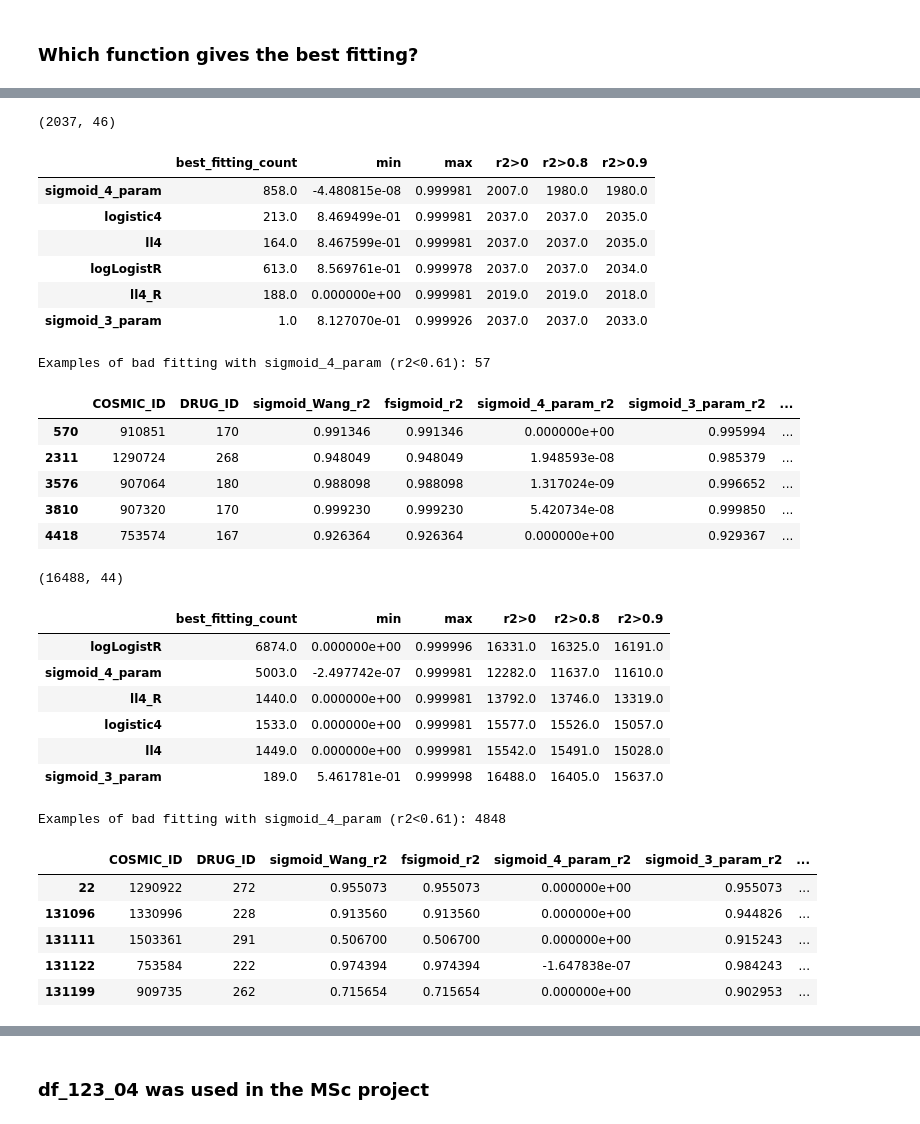
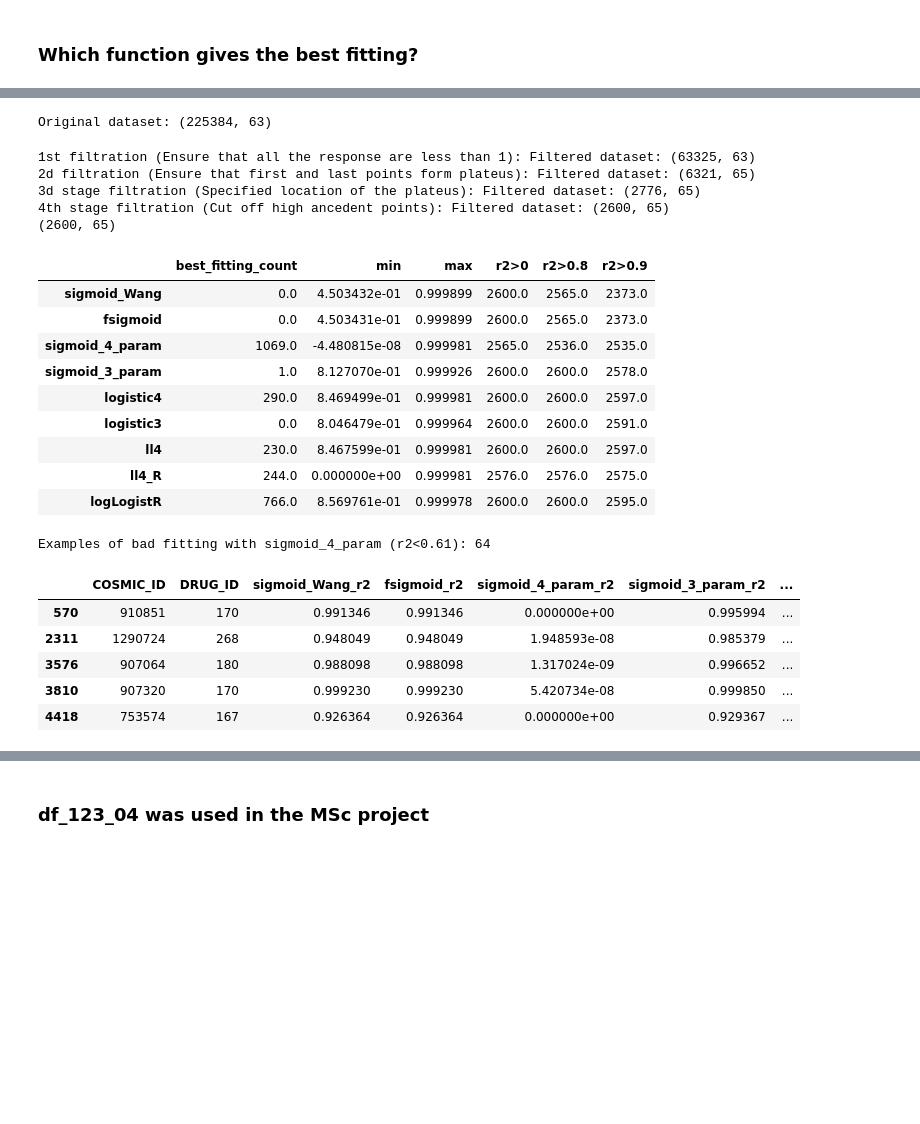
Before and after one commit to MarinaKrivova/DrugProfiles_2, a Jupyter notebook: 2_2_Fitting_drug_curves_Compare_filtering.ipynb, the cells around one changed output, grey strips where cells are left out. Saved outputs shown, nothing was run; the diff lists cells and outputs as text; code cells hidden in the pictures; blank space fills up the shorter version.

```diff
--- a/2_2_Fitting_drug_curves_Compare_filtering.ipynb
+++ b/2_2_Fitting_drug_curves_Compare_filtering.ipynb
@@ -518,36 +498,32 @@ Examples of bad fitting with sigmoid_4_param (r2<0.61): 64
-# %%
-CompareFittingFunctions(df_1234_02)
-# %% [output]
-(2037, 46)
-|  | best_fitting_count | min | max | r2>0 | r2>0.8 | r2>0.9 |
-| sigmoid_4_param | 858.0 | -4.480815e-08 | 0.999981 | 2007.0 | 1980.0 | 1980.0 |
-| logistic4 | 213.0 | 8.469499e-01 | 0.999981 | 2037.0 | 2037.0 | 2035.0 |
-| ll4 | 164.0 | 8.467599e-01 | 0.999981 | 2037.0 | 2037.0 | 2035.0 |
-| logLogistR | 613.0 | 8.569761e-01 | 0.999978 | 2037.0 | 2037.0 | 2034.0 |
-| ll4_R | 188.0 | 0.000000e+00 | 0.999981 | 2019.0 | 2019.0 | 2018.0 |
-| sigmoid_3_param | 1.0 | 8.127070e-01 | 0.999926 | 2037.0 | 2037.0 | 2033.0 |
-Examples of bad fitting with sigmoid_4_param (r2<0.61): 57
-|  | COSMIC_ID | DRUG_ID | sigmoid_Wang_r2 | fsigmoid_r2 | sigmoid_4_param_r2 | sigmoid_3_param_r2 | ... |
-| 570 | 910851 | 170 | 0.991346 | 0.991346 | 0.000000e+00 | 0.995994 | ... |
-| 2311 | 1290724 | 268 | 0.948049 | 0.948049 | 1.948593e-08 | 0.985379 | ... |
-| 3576 | 907064 | 180 | 0.988098 | 0.988098 | 1.317024e-09 | 0.996652 | ... |
-| 3810 | 907320 | 170 | 0.999230 | 0.999230 | 5.420734e-08 | 0.999850 | ... |
-| 4418 | 753574 | 167 | 0.926364 | 0.926364 | 0.000000e+00 | 0.929367 | ... |
-# %%
-CompareFittingFunctions(df_134_04)
-# %% [output]
-(16488, 44)
-|  | best_fitting_count | min | max | r2>0 | r2>0.8 | r2>0.9 |
-| logLogistR | 6874.0 | 0.000000e+00 | 0.999996 | 16331.0 | 16325.0 | 16191.0 |
-| sigmoid_4_param | 5003.0 | -2.497742e-07 | 0.999981 | 12282.0 | 11637.0 | 11610.0 |
-| ll4_R | 1440.0 | 0.000000e+00 | 0.999981 | 13792.0 | 13746.0 | 13319.0 |
-| logistic4 | 1533.0 | 0.000000e+00 | 0.999981 | 15577.0 | 15526.0 | 15057.0 |
-| ll4 | 1449.0 | 0.000000e+00 | 0.999981 | 15542.0 | 15491.0 | 15028.0 |
-| sigmoid_3_param | 189.0 | 5.461781e-01 | 0.999998 | 16488.0 | 16405.0 | 15637.0 |
-Examples of bad fitting with sigmoid_4_param (r2<0.61): 4848
-|  | COSMIC_ID | DRUG_ID | sigmoid_Wang_r2 | fsigmoid_r2 | sigmoid_4_param_r2 | sigmoid_3_param_r2 | ... |
-| 22 | 1290922 | 272 | 0.955073 | 0.955073 | 0.000000e+00 | 0.955073 | ... |
-| 131096 | 1330996 | 228 | 0.913560 | 0.913560 | 0.000000e+00 | 0.944826 | ... |
-| 131111 | 1503361 | 291 | 0.506700 | 0.506700 | 0.000000e+00 | 0.915243 | ... |
-| 131122 | 753584 | 222 | 0.974394 | 0.974394 | -1.647838e-07 | 0.984243 | ... |
-| 131199 | 909735 | 262 | 0.715654 | 0.715654 | 0.000000e+00 | 0.902953 | ... |
+# %%
+%%time
+df_1234_04 = FilteringCurves(drug_curves, filtering_scenario=[1,2,3,4], \
+                        response_columns = response_norm, \
+                        first_points_lower_limit = 0.8,
+                        last_points_upper_limit = 0.4)
+
+CompareFittingFunctions(df_1234_04)
+# %% [output]
+Original dataset: (225384, 63)
+1st filtration (Ensure that all the response are less than 1): Filtered dataset: (63325, 63)
+2d filtration (Ensure that first and last points form plateus): Filtered dataset: (6321, 65)
+3d stage filtration (Specified location of the plateus): Filtered dataset: (2776, 65)
+4th stage filtration (Cut off high ancedent points): Filtered dataset: (2600, 65)
+(2600, 65)
+|  | best_fitting_count | min | max | r2>0 | r2>0.8 | r2>0.9 |
+| sigmoid_Wang | 0.0 | 4.503432e-01 | 0.999899 | 2600.0 | 2565.0 | 2373.0 |
+| fsigmoid | 0.0 | 4.503431e-01 | 0.999899 | 2600.0 | 2565.0 | 2373.0 |
+| sigmoid_4_param | 1069.0 | -4.480815e-08 | 0.999981 | 2565.0 | 2536.0 | 2535.0 |
+| sigmoid_3_param | 1.0 | 8.127070e-01 | 0.999926 | 2600.0 | 2600.0 | 2578.0 |
+| logistic4 | 290.0 | 8.469499e-01 | 0.999981 | 2600.0 | 2600.0 | 2597.0 |
+| logistic3 | 0.0 | 8.046479e-01 | 0.999964 | 2600.0 | 2600.0 | 2591.0 |
+| ll4 | 230.0 | 8.467599e-01 | 0.999981 | 2600.0 | 2600.0 | 2597.0 |
+| ll4_R | 244.0 | 0.000000e+00 | 0.999981 | 2576.0 | 2576.0 | 2575.0 |
+| logLogistR | 766.0 | 8.569761e-01 | 0.999978 | 2600.0 | 2600.0 | 2595.0 |
+Examples of bad fitting with sigmoid_4_param (r2<0.61): 64
+|  | COSMIC_ID | DRUG_ID | sigmoid_Wang_r2 | fsigmoid_r2 | sigmoid_4_param_r2 | sigmoid_3_param_r2 | ... |
+| 570 | 910851 | 170 | 0.991346 | 0.991346 | 0.000000e+00 | 0.995994 | ... |
+| 2311 | 1290724 | 268 | 0.948049 | 0.948049 | 1.948593e-08 | 0.985379 | ... |
+| 3576 | 907064 | 180 | 0.988098 | 0.988098 | 1.317024e-09 | 0.996652 | ... |
+| 3810 | 907320 | 170 | 0.999230 | 0.999230 | 5.420734e-08 | 0.999850 | ... |
+| 4418 | 753574 | 167 | 0.926364 | 0.926364 | 0.000000e+00 | 0.929367 | ... |
```
Also changed, not shown: parts of 35 cells of this notebook.
